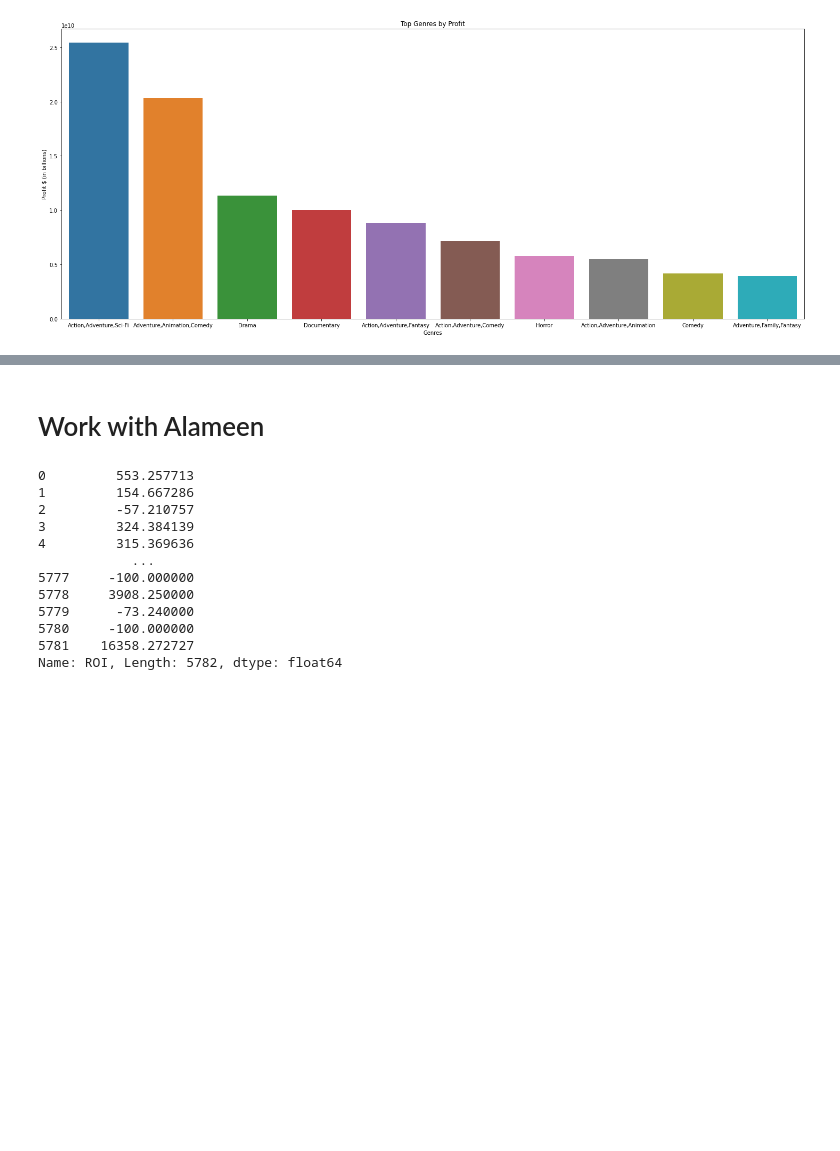
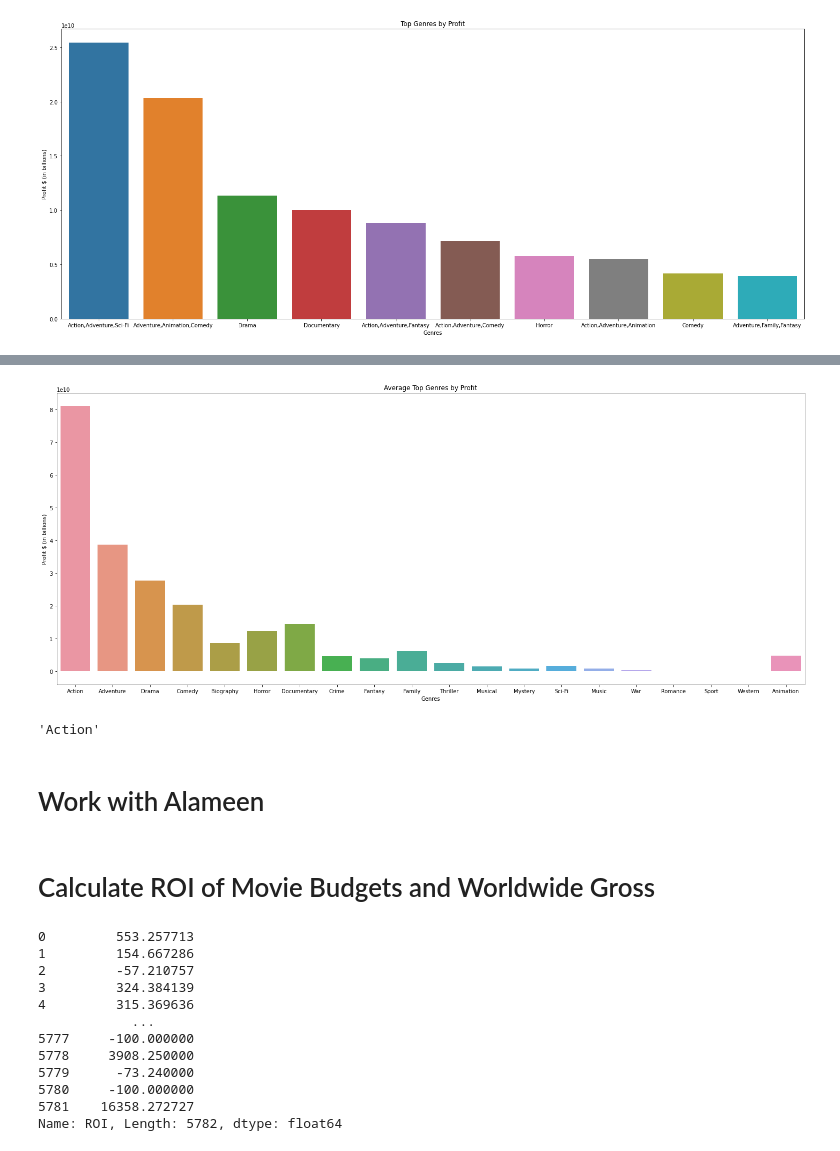
Before and after one commit to Sstrouderr/Capstone-repo, a Jupyter notebook: Notebooks/Carolyn/Book2.ipynb, the cells around one changed output, grey strips where cells are left out. Cells and saved outputs as stored; diff of their text form; code cells hidden in the pictures; blank space fills up the shorter version.

Commit message:
Cleansing, grouping and calculating mean of data

```diff
--- a/Notebooks/Carolyn/Book2.ipynb
+++ b/Notebooks/Carolyn/Book2.ipynb
@@ -224,0 +270,2 @@ plt.show()
+# %%
+merged_genre_profit["genres"] = merged_genre_profit["genres"].str.split(",").apply(lambda x: [i.strip() for i in x])
@@ -224,0 +287,3 @@ plt.show()
+# %%
+genre_grouped_df = merged_genre_profit.explode('genres').groupby('genres')['profit'].sum().reset_index()
+genre_grouped_df
@@ -224,0 +308,3 @@ plt.show()
+# %%
+genre_grouped_df["avg_profit"] = genre_grouped_df["profit"] / merged_genre_profit["genres"].str.len()
+genre_grouped_df["avg_profit"]
@@ -224,0 +329,3 @@ plt.show()
+# %%
+genre_grouped_df = genre_grouped_df.sort_values(by="avg_profit", ascending=False)
+genre_grouped_df
@@ -225,5 +350,21 @@ plt.show()
+# %%
+plt.figure(figsize=(25,10))
+sns.barplot(x='genres', y='profit', data=genre_grouped_df)
+plt.title('Average Top Genres by Profit')
+plt.xlabel('Genres')
+plt.ylabel('Profit $ (in billions)')
+plt.show()
+# %% [output]
+[figure, added]
+# %%
+top_genre = genre_grouped_df.iloc[0]["genres"]
+top_genre
+# %% [output]
+'Action'
 # %% [markdown]
 # Work with Alameen
+# %% [markdown]
+# Calculate ROI of Movie Budgets and Worldwide Gross
 # %%
 movie_budgets_df['ROI'] = 100 * (movie_budgets_df['worldwide_gross'] - movie_budgets_df['production_budget'])/movie_budgets_df['production_budget']
 # %%
```
Also changed, not shown: parts of 22 cells of this notebook.
